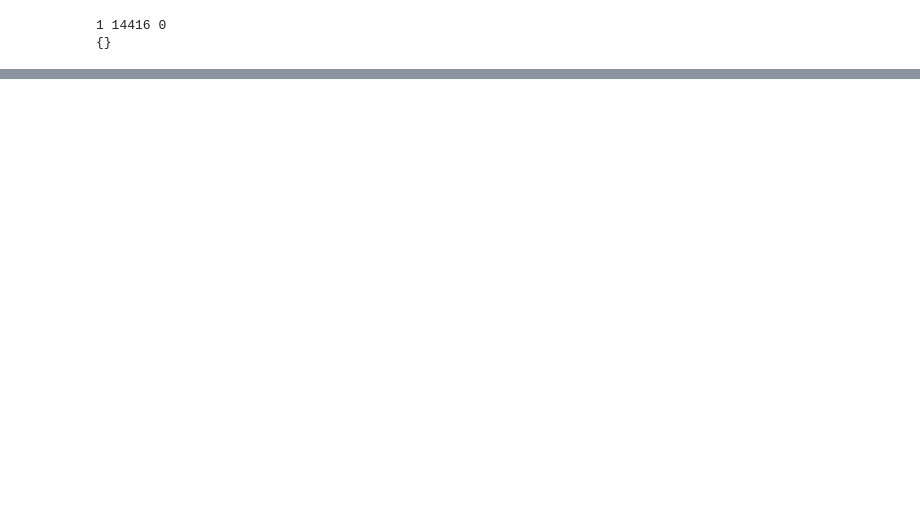
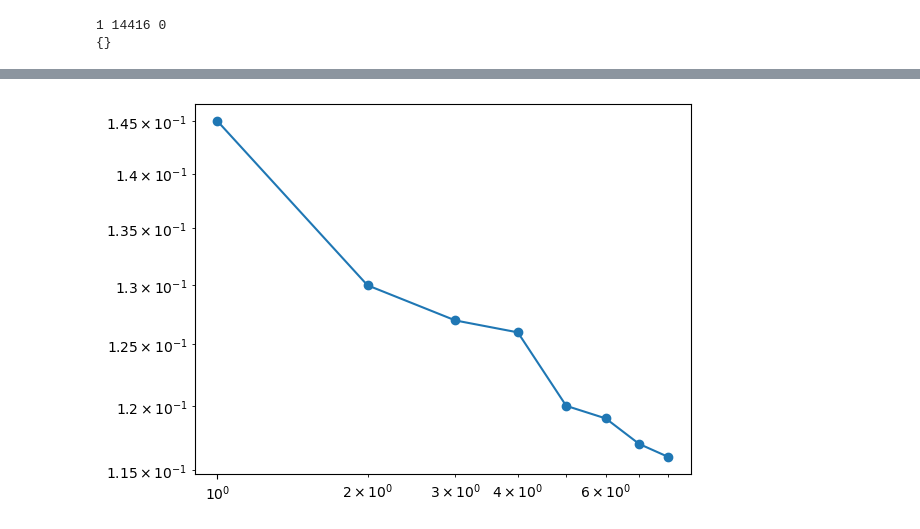
Before and after one commit to 1-0-GO/Coevolutionary-dynamics-of-opinions-and-networks--From-diversity-to-uniformity, a Jupyter notebook: simulation.ipynb, the cells around one changed output, grey strips where cells are left out. Saved outputs shown, nothing was run; the diff lists cells and outputs as text; code cells hidden in the pictures; blank space fills up the shorter version.

```diff
--- a/simulation.ipynb
+++ b/simulation.ipynb
@@ -244,3 +245,27 @@ contour_plot_number_of_surviving_opinions(N=1000, p_count=100, phi_count=100, ph
 # %%
 # mais rápido de obter se não conseguirmos correr o de cima
 contour_plot_number_of_surviving_opinions(N=800, p_count=50, phi_count=40, phi_init=0.2, num_opinions=30, runs=50)
+# %%
+def get_rank_distribution(G, normalized=True):
+    rank_sequence = list(nx.get_node_attributes(G, 'opinion').values())  # rank sequence
+    rankCount = Counter(rank_sequence).most_common()
+    aux_y = [c for o,c in rankCount]
+    aux_x = list(range(1, len(aux_y)+1))
+
+    n_nodes = G.number_of_nodes()
+    if normalized:
+        for i in range(len(aux_y)):
+            aux_y[i] = aux_y[i]/n_nodes
+    return aux_x, aux_y
+
+def plot_rank_distribution(G, normalized=True):
+    aux_x, aux_y= get_rank_distribution(G, normalized=True)
+    plt.xscale("log")
+    plt.yscale("log")
+    plt.plot(aux_x, aux_y, '-o')
+# %%
+simul = Simulation(N=1000, avg_degree=10, num_opinions=8, phi=0.6, p=0.8)
+#plot_rank_distribution(simul.graph, normalized=True)
+plot_rank_distribution(simul.graph, normalized=True)
+# %% [output]
+[figure, added]
```
Also changed, not shown: parts of 3 cells of this notebook.
